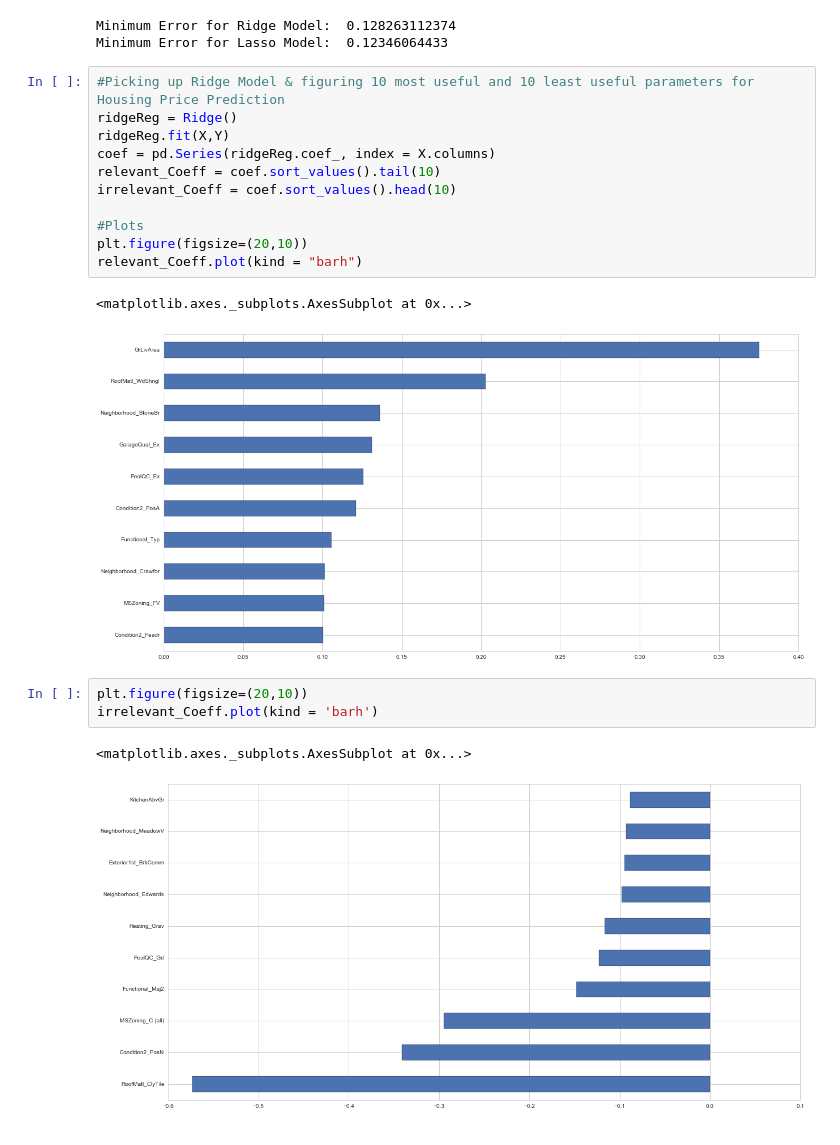
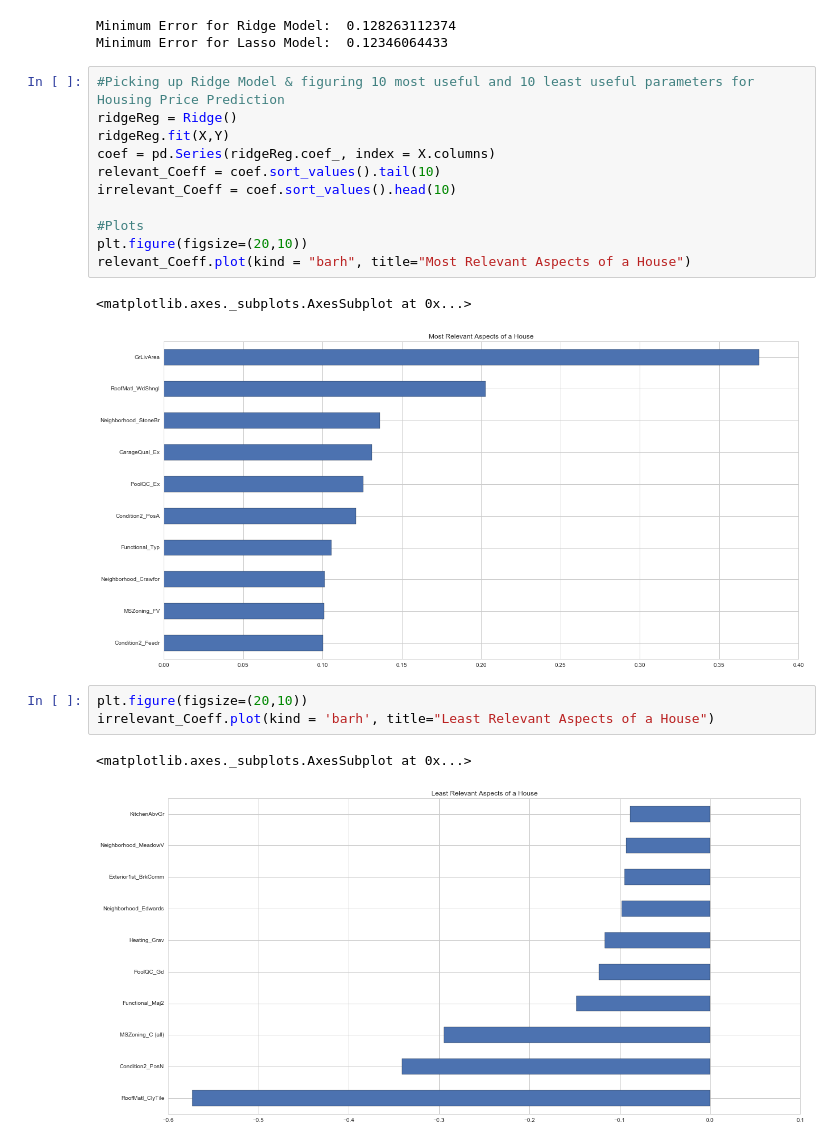
Before and after one commit to sominw/Kaggle, a Jupyter notebook: Housing Prices ART/HP-RLR.ipynb, the cells around one changed output. Saved outputs shown, nothing was run; the diff lists cells and outputs as text.

```diff
--- a/Housing Prices ART/HP-RLR.ipynb
+++ b/Housing Prices ART/HP-RLR.ipynb
@@ -147,20 +147,20 @@ Minimum Error for Lasso Model:  0.12346064433
 # %%
 #Picking up Ridge Model & figuring 10 most useful and 10 least useful parameters for Housing Price Prediction
 ridgeReg = Ridge()
 ridgeReg.fit(X,Y)
 coef = pd.Series(ridgeReg.coef_, index = X.columns)
 relevant_Coeff = coef.sort_values().tail(10)
 irrelevant_Coeff = coef.sort_values().head(10)
 
 #Plots
 plt.figure(figsize=(20,10))
-relevant_Coeff.plot(kind = "barh")
+relevant_Coeff.plot(kind = "barh", title="Most Relevant Aspects of a House")
 # %% [output]
 <matplotlib.axes._subplots.AxesSubplot at 0x...>
-[figure, old version]
+[figure, new version]
 # %%
 plt.figure(figsize=(20,10))
-irrelevant_Coeff.plot(kind = 'barh')
+irrelevant_Coeff.plot(kind = 'barh', title="Least Relevant Aspects of a House")
 # %% [output]
 <matplotlib.axes._subplots.AxesSubplot at 0x...>
-[figure, old version]
+[figure, new version]
```
Also changed, not shown: parts of 2 cells of this notebook.
